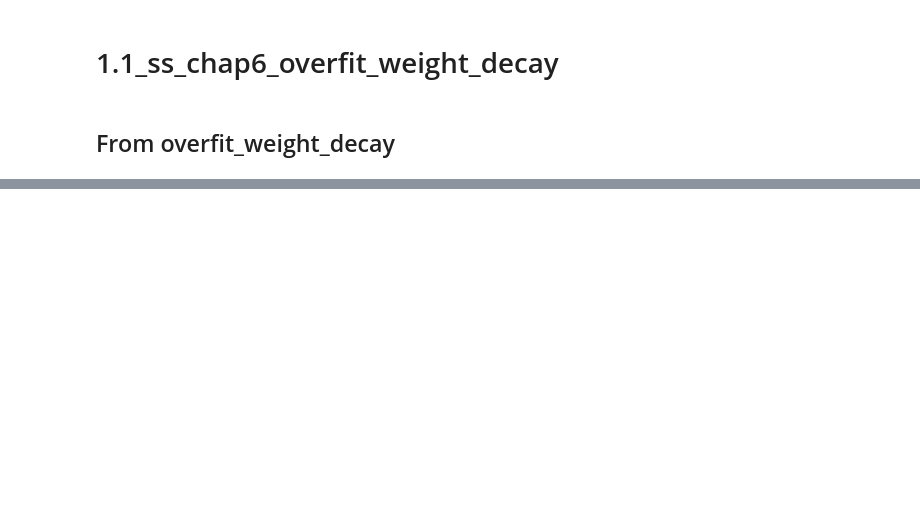
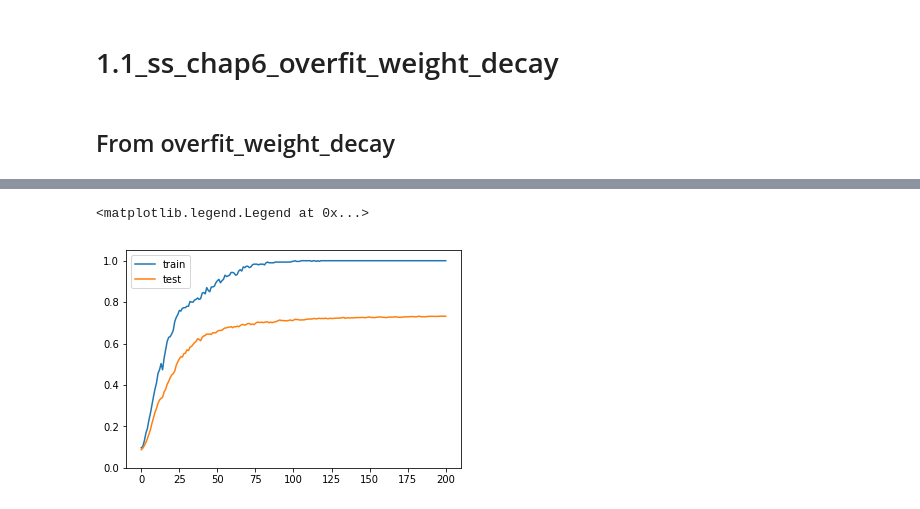
Before and after one commit to banbiossa/deep-learning-from-scrach, a Jupyter notebook: notebooks/1.1_ss_chap6_overfit_weight_decay.ipynb, the cells around one changed output, grey strips where cells are left out. Saved outputs shown, nothing was run; the diff lists cells and outputs as text; code cells hidden in the pictures; blank space fills up the shorter version.

```diff
--- a/notebooks/1.1_ss_chap6_overfit_weight_decay.ipynb
+++ b/notebooks/1.1_ss_chap6_overfit_weight_decay.ipynb
@@ -24,0 +78,23 @@ logger = logging.getLogger()
+# %%
+i = 0
+while epoch_cnt < max_epochs:
+        i += 1
+        batch_mask = np.random.choice(train_size, batch_size)
+        x_batch = x_train[batch_mask]
+        t_batch = t_train[batch_mask]
+
+        grads = network.gradient(x_batch, t_batch)
+        optimizer.update(network.params, grads)
+
+        if i % iter_per_epoch == 0:
+                train_acc = network.accuracy(x_train, t_train)
+                test_acc = network.accuracy(x_test, t_test)
+
+                train_acc_list.append(train_acc)
+                test_acc_list.append(test_acc)
+
+                logger.info(f"epoch: {epoch_cnt}")
+                logger.info(f"train_acc: {train_acc}")
+                logger.info(f"test_acc: {test_acc}")
+
+                epoch_cnt += 1
@@ -24,0 +119,9 @@ logger = logging.getLogger()
+# %%
+x = range(len(train_acc_list))
+plt.plot(x, train_acc_list, label='train')
+plt.plot(x, test_acc_list, label='test')
+plt.ylim(0, 1.05)
+plt.legend()
+# %% [output]
+<matplotlib.legend.Legend at 0x...>
+[figure, added]
```
Also changed, not shown: parts of 11 cells of this notebook, 2 other files.
